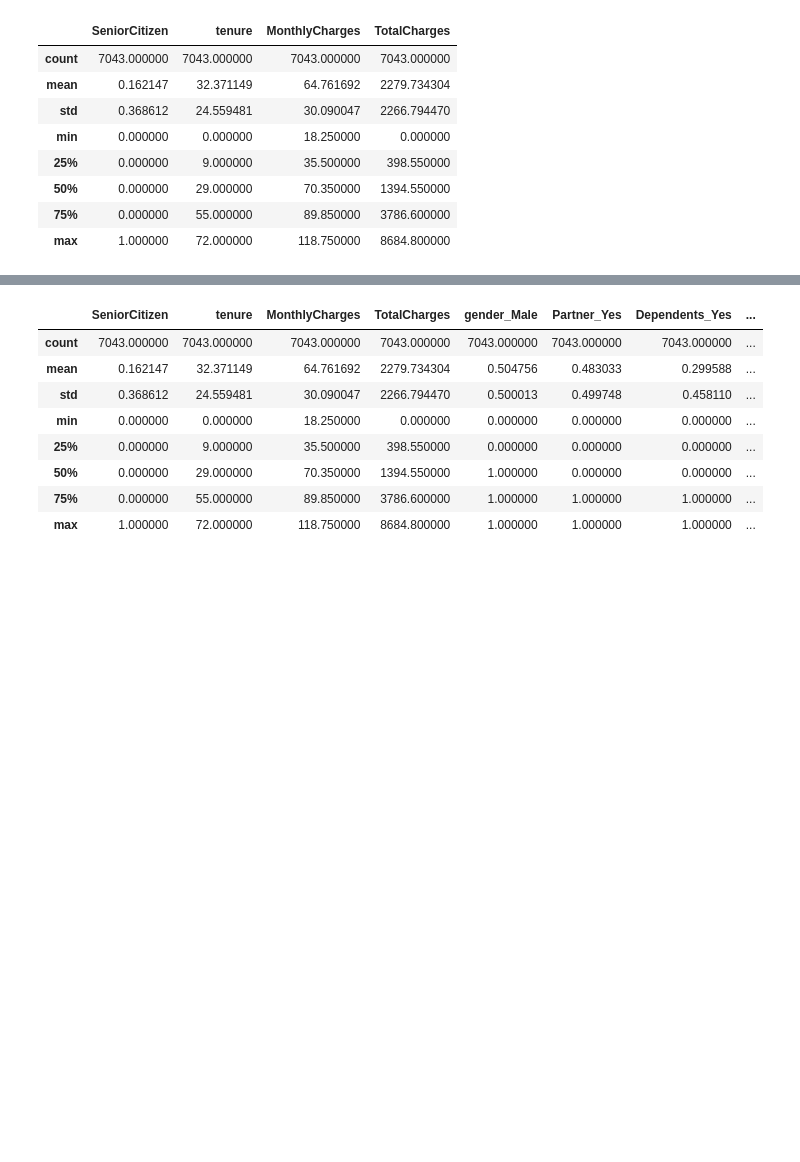
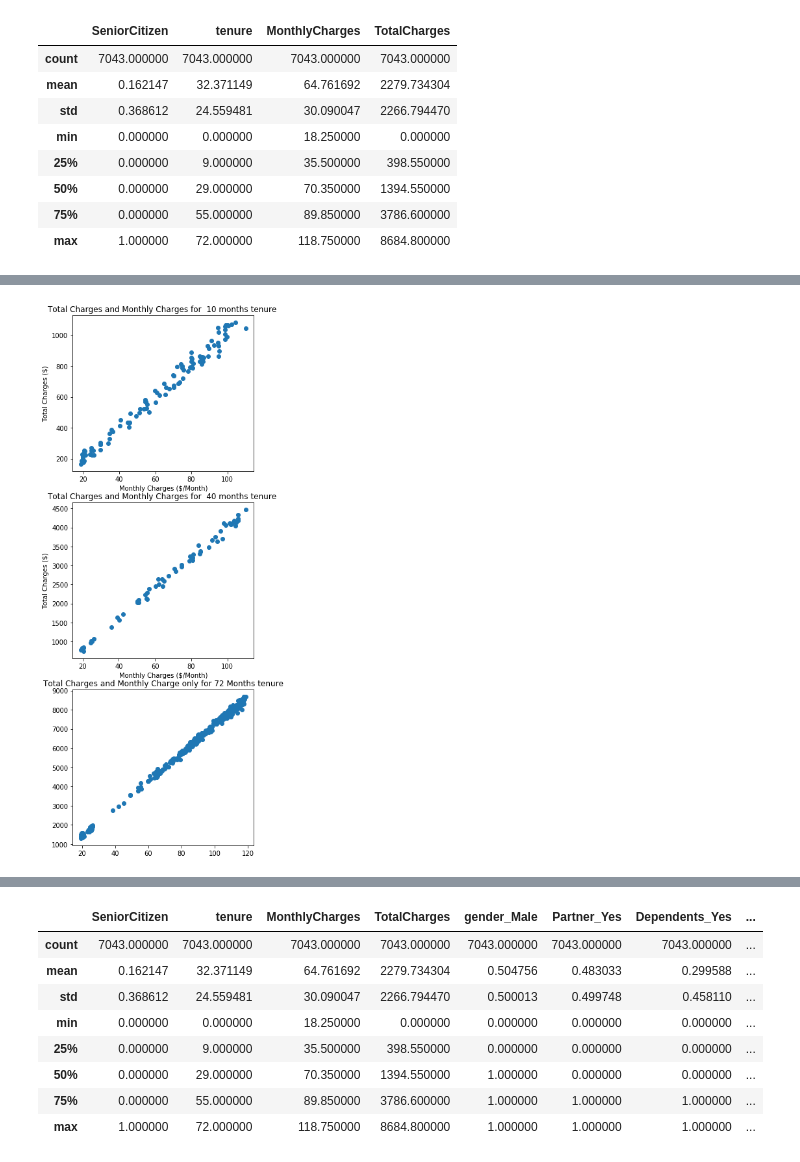
Before and after one commit to percevalve/test, a Jupyter notebook: Visualisation churn.ipynb, the cells around one changed output, grey strips where cells are left out. Cells and saved outputs as stored; diff of their text form; code cells hidden in the pictures; blank space fills up the shorter version.

```diff
--- a/Visualisation churn.ipynb
+++ b/Visualisation churn.ipynb
@@ -93,0 +190,26 @@ data.describe()
+# %%
+#No there is indeed a lot of people with a tenure of 72,
+#or this is the reference point for the data from 72 months ago.
+#Even at 72 month tenure Total Charges are coherent with Monthly Charges
+#When the model is sensitive to multicollinearity, like regression, we would need to exclude Total Charges.
+
+min_tenure,max_tenure, tenure_step = 10,70,30
+n_plot = (max_tenure-min_tenure)//tenure_step + 1
+plt.figure(figsize=(5, 5*n_plot))
+for (i,tenure) in enumerate(range(min_tenure,max_tenure,tenure_step)):
+    this_tenure = data[data.tenure == tenure]
+    plt.subplot(n_plot, 1, (i+1))
+    plt.scatter(this_tenure.MonthlyCharges,this_tenure.TotalCharges)
+    plt.title('Total Charges and Monthly Charges for  %s months tenure '%tenure)
+    plt.ylabel('Total Charges ($)')
+    plt.xlabel('Monthly Charges ($/Month)')
+
+
+plt.subplot(n_plot, 1, n_plot)
+tenure_72 = data[data.tenure == 72]
+plt.scatter(tenure_72.MonthlyCharges,tenure_72.TotalCharges)
+plt.title('Total Charges and Monthly Charge only for 72 Months tenure')
+
+plt.show()
+# %% [output]
+[figure, added]
```
Also changed, not shown: parts of 29 cells of this notebook.
